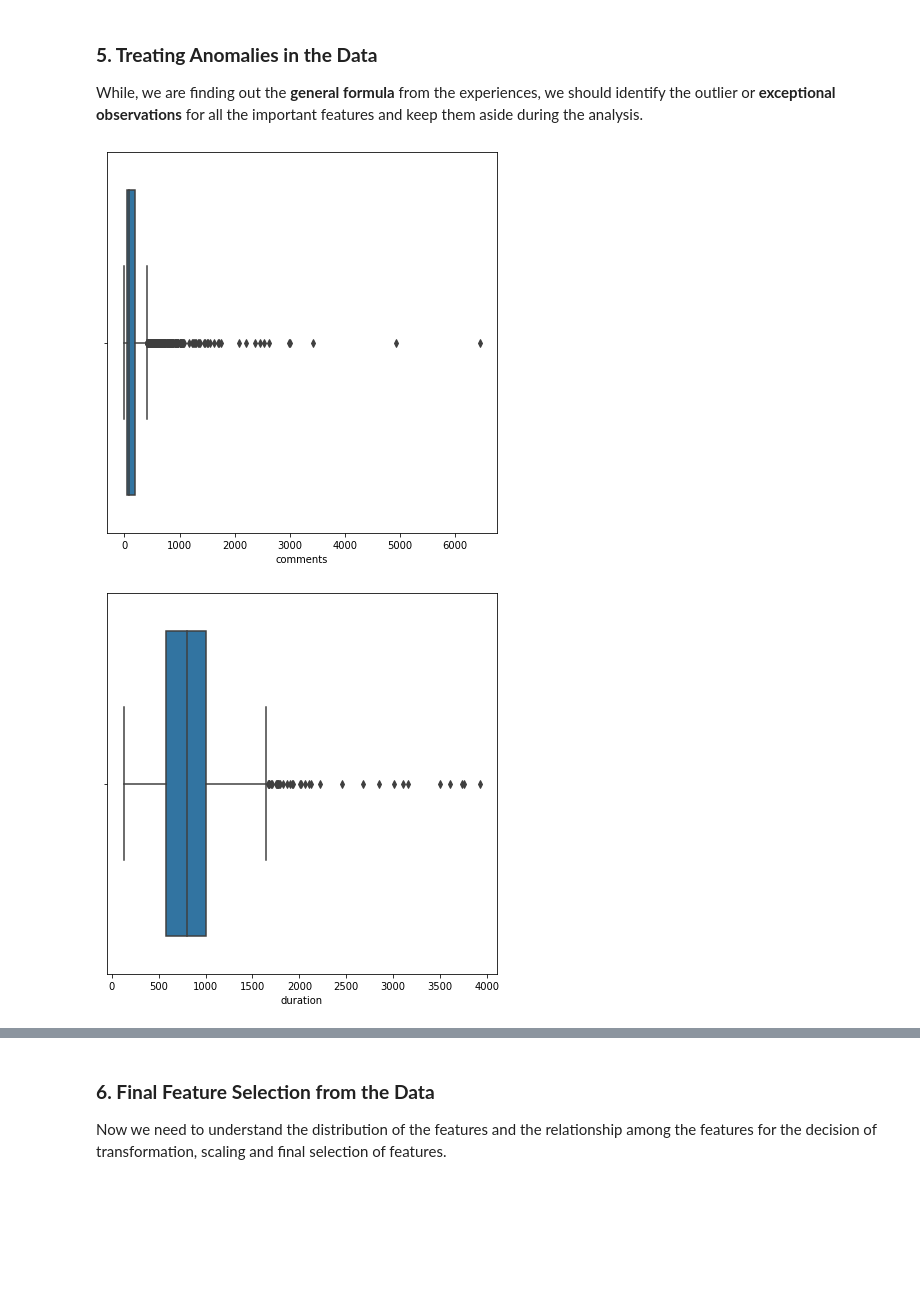
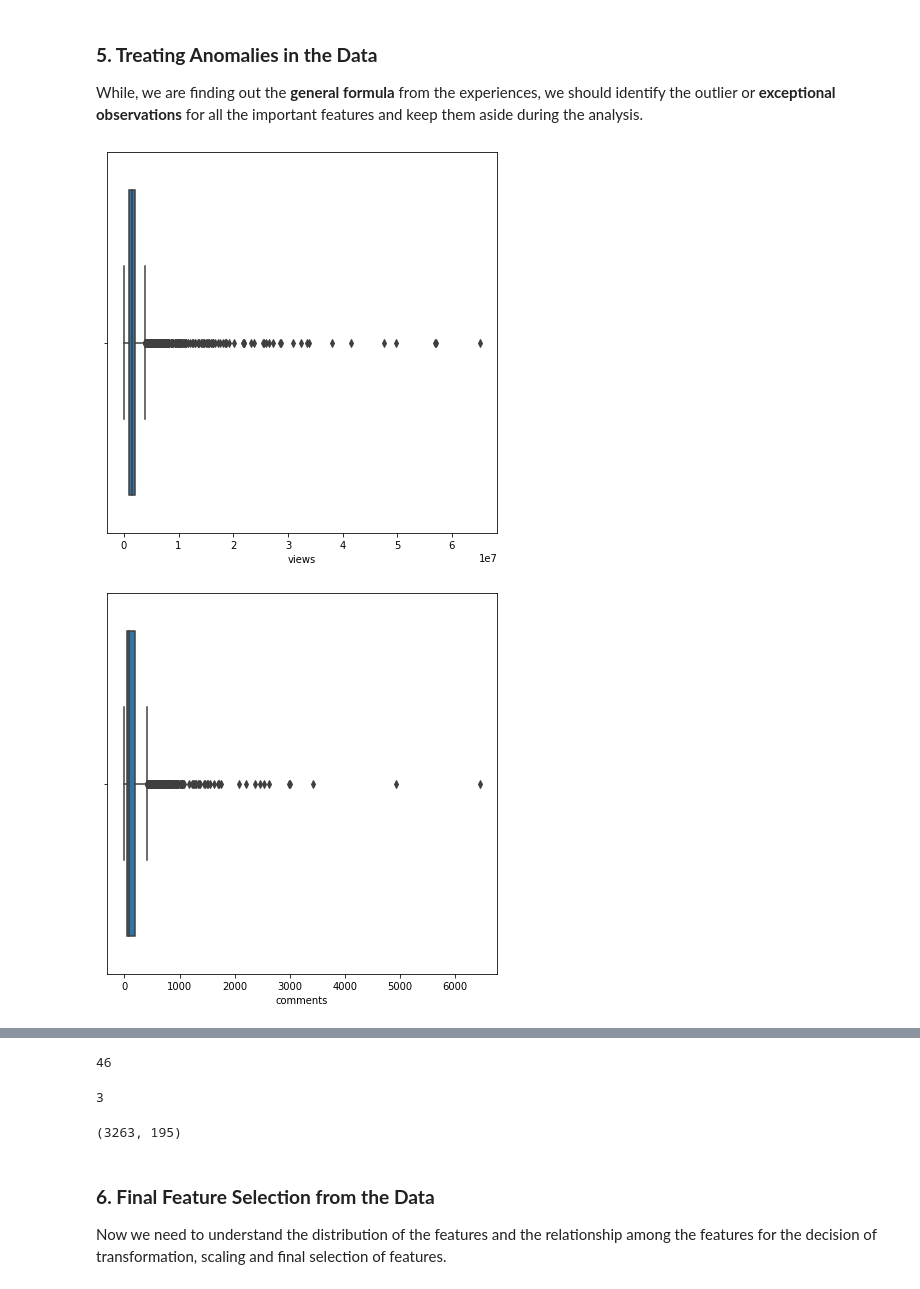
Before and after one commit to prabirdeb/Ted-Talk-Views-Prediction, a Jupyter notebook: Ted_Talk_Views_Prediction.ipynb, the cells around one changed output, grey strips where cells are left out. Cells and saved outputs as stored; diff of their text form; code cells hidden in the pictures; blank space fills up the shorter version.

```diff
--- a/Ted_Talk_Views_Prediction.ipynb
+++ b/Ted_Talk_Views_Prediction.ipynb
@@ -355,0 +402,2 @@ plt.show()
+# %%
+ted_talk_df_clean.drop(['main_topics'], axis = 1, inplace=True)
@@ -355,0 +411,3 @@ plt.show()
+# %%
+speaker_df=pd.DataFrame(ted_talk_df_clean.groupby('speaker_1')['views'].mean().sort_values(ascending=False))
+speaker_df.plot.bar()
@@ -355,0 +417,6 @@ plt.show()
+# %%
+# In the above bar plot, we can find there is a strong relationship of speaker with views.
+# Thus we can divide speakers into three categories: Highly Famous:2, Medium Famous:1, Least Famous:0
+speaker_df.rename(columns={'views':'views_mean'},inplace=True)
+ted_talk_df_clean = ted_talk_df_clean.merge(speaker_df,on = 'speaker_1',how = 'left')
+ted_talk_df_clean['speaker_cat'] = ted_talk_df_clean['views_mean'].apply(lambda x : 0 if x < 0.4*10**7 else (1 if 0.4*10**7 <= x < 0.8*10**7 else 2))
@@ -355,0 +430,2 @@ plt.show()
+# %%
+ted_talk_df_clean.drop(['speaker_1','views_mean'],axis=1,inplace=True)
@@ -359,10 +442,10 @@ plt.show()
 While, we are finding out the **general formula** from the experiences, we should identify the outlier or **exceptional observations** for all the important features and keep them aside during the analysis.
 # %%
 # Checking outliers in the features
-for col in ted_talk_df_clean.describe().columns[1:]:
+for col in ted_talk_df_clean.describe().columns[:4]:
   fig = plt.figure(figsize=(7, 7))
   sns.boxplot(ted_talk_df_clean[col])
 plt.show()
 # %% [output]
-[figure, old version]
+[figure, new version]
-[figure, old version]
+[figure, new version]
@@ -372,0 +454,4 @@ plt.show()
+# %%
+len(ted_talk_df_clean[ted_talk_df_clean['views'] > 1.4*10**7])
+# %% [output]
+46
@@ -372,0 +461,4 @@ plt.show()
+# %%
+len(ted_talk_df_clean[ted_talk_df_clean['comments'] > 2900])
+# %% [output]
+3
@@ -373,3 +468,7 @@ plt.show()
+# %%
+ted_talk_df_clean.shape
+# %% [output]
+(3263, 195)
 # %% [markdown]
 ### **6. Final Feature Selection from the Data**
 
```
Also changed, not shown: parts of 58 cells of this notebook.
